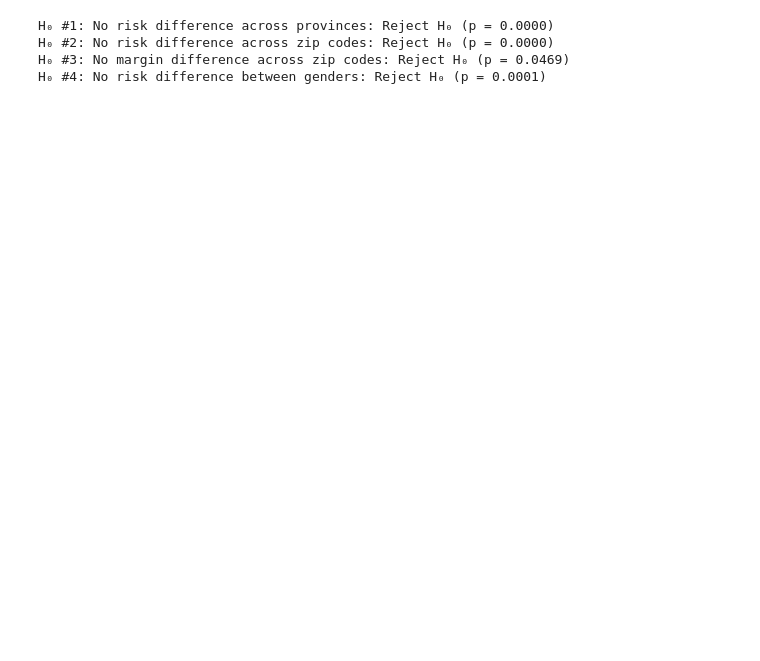
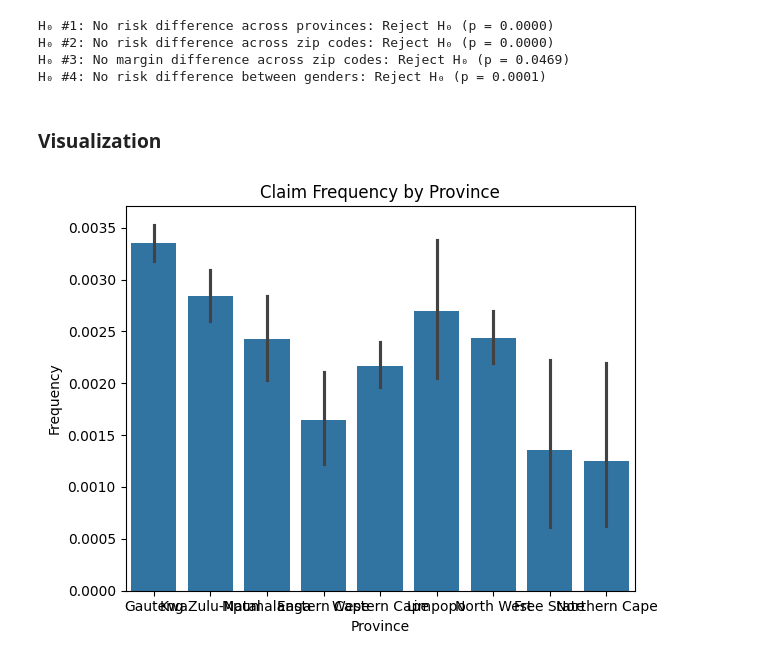
Before and after one commit to milki93/Insurance-Risk-Analytics-EDA, a Jupyter notebook: notebooks/Statistical_testing.ipynb, the cells around one changed output. Drawn from its saved outputs; the diff is of its cells as text; code cells hidden in the pictures; blank space fills up the shorter version.

Commit message:
Add visualization

```diff
--- a/notebooks/Statistical_testing.ipynb
+++ b/notebooks/Statistical_testing.ipynb
@@ -51,3 +51,14 @@ H₀ #1: No risk difference across provinces: Reject H₀ (p = 0.0000)
 H₀ #2: No risk difference across zip codes: Reject H₀ (p = 0.0000)
 H₀ #3: No margin difference across zip codes: Reject H₀ (p = 0.0469)
 H₀ #4: No risk difference between genders: Reject H₀ (p = 0.0001)
+# %% [markdown]
+### Visualization
+# %%
+# Claim frequency by Province
+sns.barplot(data=df, x='Province', y='HasClaim', estimator=np.mean)
+plt.title("Claim Frequency by Province")
+plt.ylabel("Frequency")
+plt.tight_layout()
+plt.show()
+# %% [output]
+[figure, added]
```
Also changed, not shown: parts of 2 cells of this notebook.
